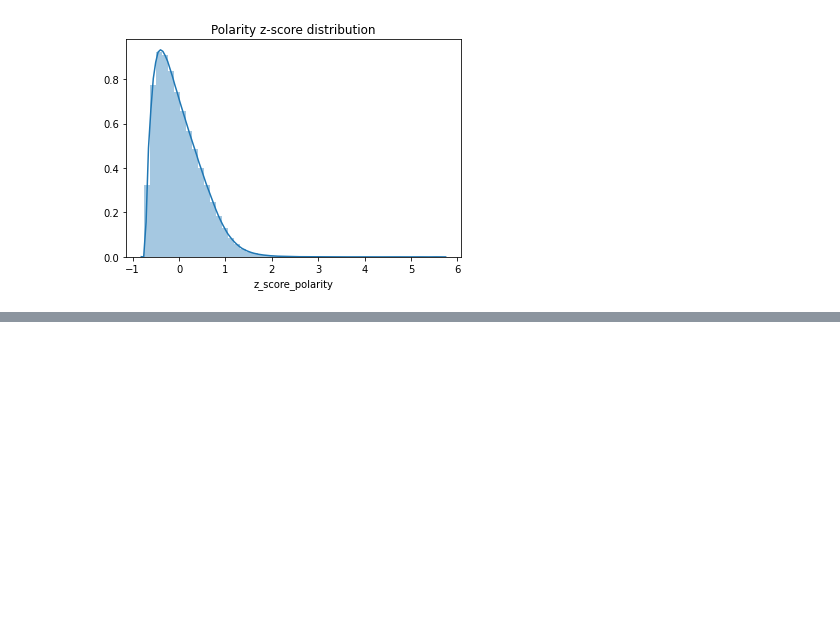
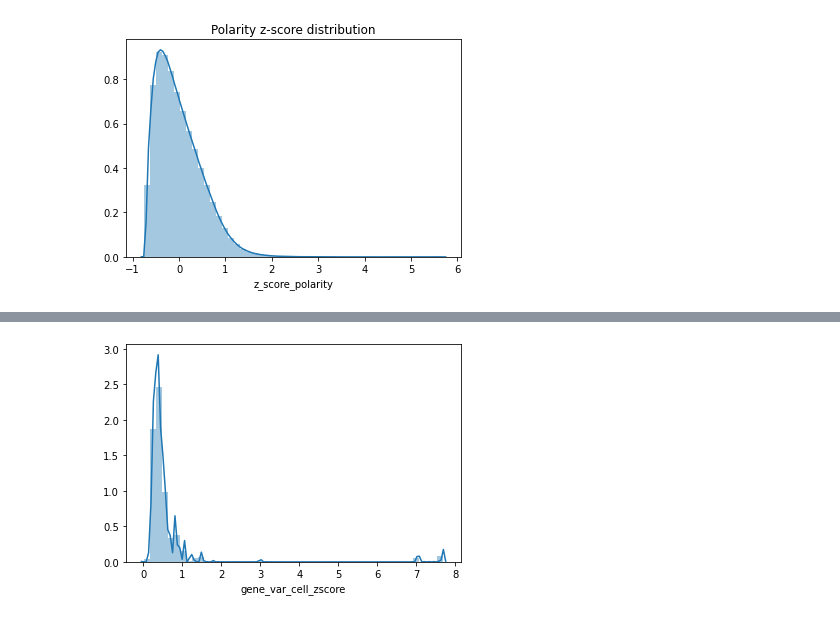
Before and after one commit to r-bierman/isoform_localizations, a Jupyter notebook: notebooks/20210107_centroid_polarity_score_validations.ipynb, the cells around one changed output, grey strips where cells are left out. Drawn from its saved outputs; the diff is of its cells as text; code cells hidden in the pictures; blank space fills up the shorter version.

```diff
--- a/notebooks/20210107_centroid_polarity_score_validations.ipynb
+++ b/notebooks/20210107_centroid_polarity_score_validations.ipynb
@@ -96,0 +204,8 @@ spots = pd.read_csv('../processed_data/all_passing_rna_spots.csv')
+# %%
+sns.distplot(
+    x['gene_var_cell_zscore']
+)
+plt.show()
+plt.close()
+# %% [output]
+[figure, added]
```
Also changed, not shown: parts of 82 cells of this notebook, 2 other files.
